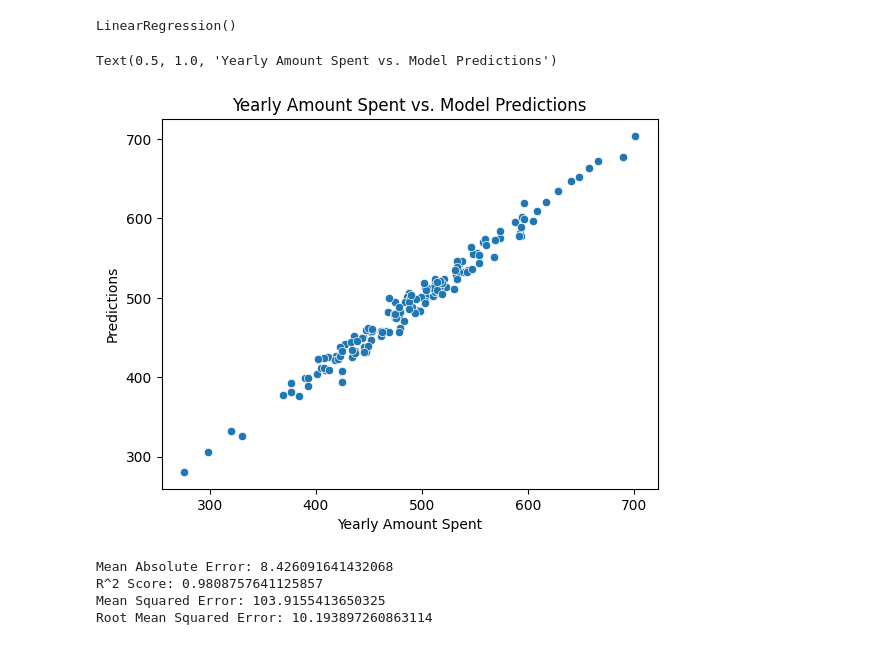
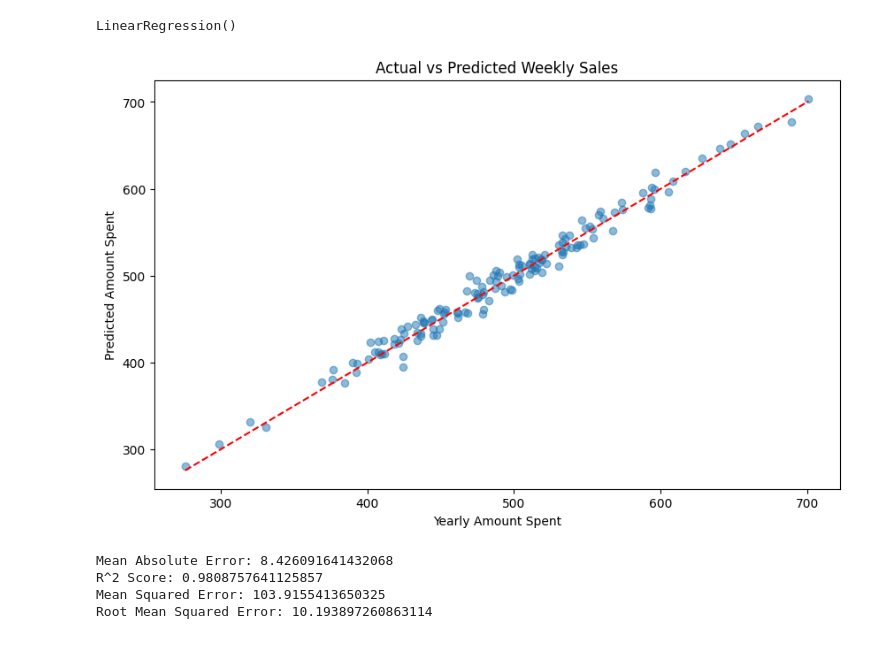
Before and after one commit to OkemaPaulMark/machine_learning_journey, a Jupyter notebook: Personal_Practice/lr_model.ipynb, the cells around one changed output. Saved outputs shown, nothing was run; the diff lists cells and outputs as text; code cells hidden in the pictures.

```diff
--- a/Personal_Practice/lr_model.ipynb
+++ b/Personal_Practice/lr_model.ipynb
@@ -88,12 +88,16 @@ LinearRegression()
 predictions = linear_model.predict(X_test)
 # %%
 # Scatter plot of actual values of y vs predicted values.
-sns.scatterplot(x = y_test, y = predictions)
-plt.ylabel('Predictions')
-plt.title('Yearly Amount Spent vs. Model Predictions')
+#plot the predicted vs actual values
+plt.figure(figsize=(10, 6))
+plt.scatter(y_test, predictions, alpha=0.5)
+plt.plot([y_test.min(), y_test.max()], [y_test.min(), y_test.max()], color='red', linestyle='--')
+plt.xlabel('Yearly Amount Spent')
+plt.ylabel('Predicted Amount Spent')
+plt.title('Actual vs Predicted Weekly Sales')
+plt.show()
 # %% [output]
-Text(0.5, 1.0, 'Yearly Amount Spent vs. Model Predictions')
-[figure, old version]
+[figure, new version]
 # %%
 # Evaluation of the model
 print('Mean Absolute Error:',mean_absolute_error(y_test, predictions)) #type: ignore
```
Also changed, not shown: 3 other files.
